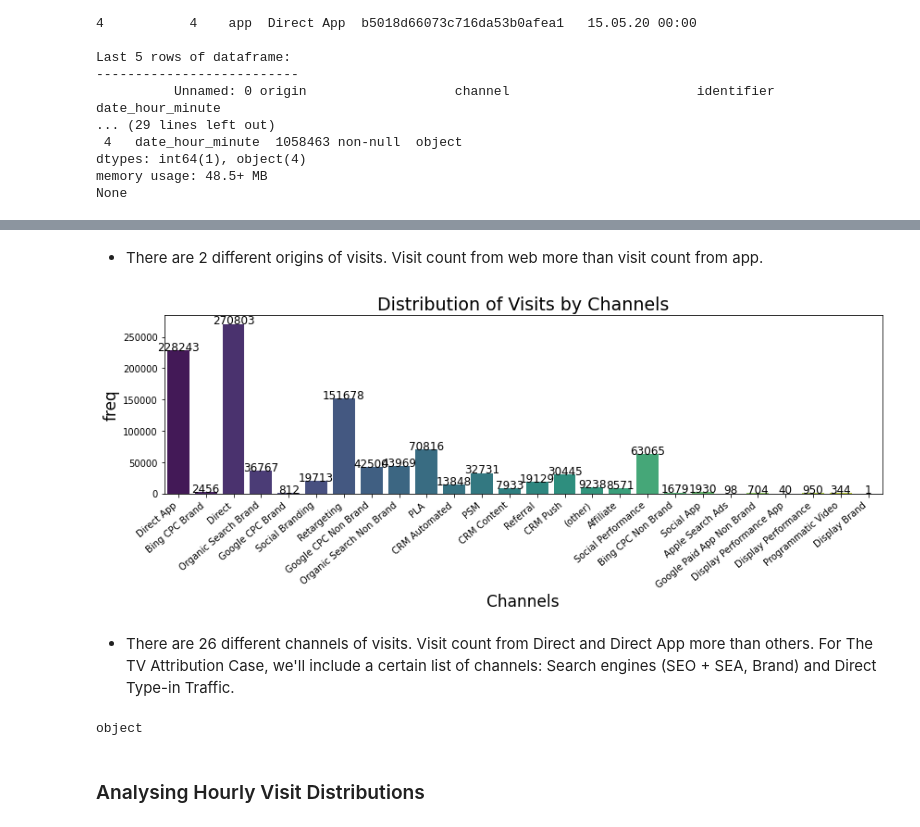
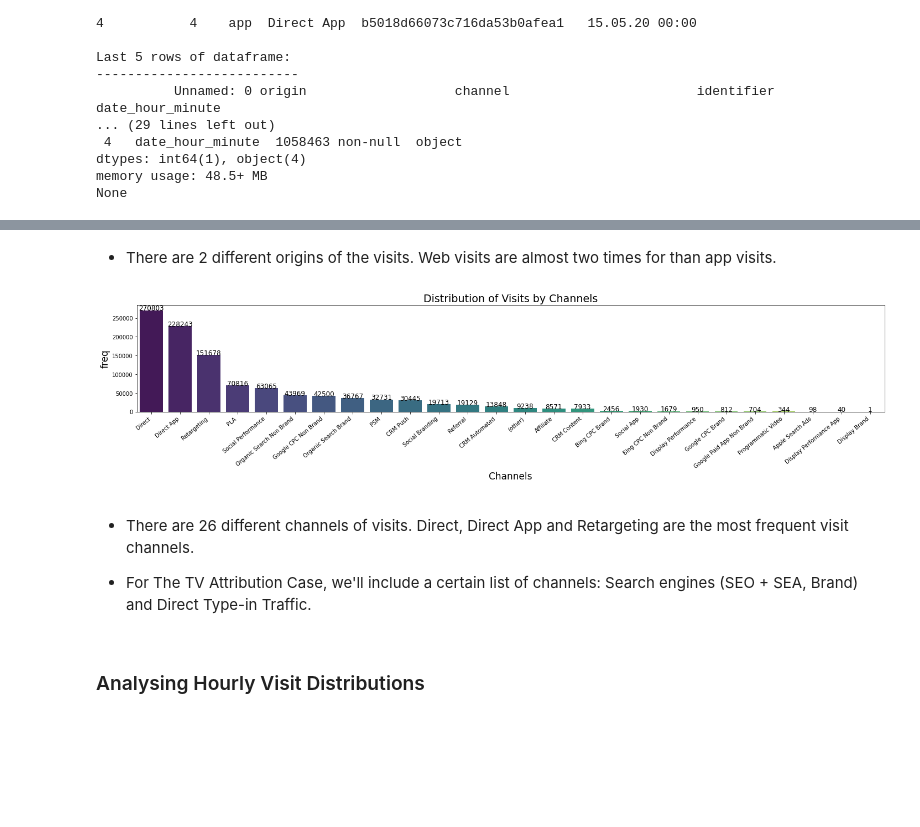
Before and after one commit to ElifKarakutukDinc/e-commerce_tv_spot_attribution_analysis, a Jupyter notebook: EDA_2.ipynb, the cells around one changed output, grey strips where cells are left out. Cells and saved outputs as stored; diff of their text form; code cells hidden in the pictures; blank space fills up the shorter version.

```diff
--- a/EDA_2.ipynb
+++ b/EDA_2.ipynb
@@ -106,24 +119,22 @@ countplot_viz(
 # %% [markdown]
-* There are 2 different origins of visits. Visit count from web more than visit count from app.
+* There are 2 different origins of the visits. Web visits are almost two times for than app visits.
 # %%
 # Visit count by channels:
 countplot_viz(
     sessions_final_df,
     "channel",
     "Channels",
     "freq",
     "Distribution of Visits by Channels",
     palette="viridis",
+    figsize_x=20,
 )
 # %% [output]
-[figure, old version]
+[figure, new version]
 # %% [markdown]
-* There are 26 different channels of visits. Visit count from Direct and Direct App more than others. For The TV Attribution Case, we'll include a certain list of channels: Search engines (SEO + SEA, Brand) and Direct Type-in Traffic.
+* There are 26 different channels of visits. Direct, Direct App and Retargeting are the most frequent visit channels.
+
+* For The TV Attribution Case, we'll include a certain list of channels: Search engines (SEO + SEA, Brand) and Direct Type-in Traffic.
-# %%
-# To check datatypes of date_hour_minute:
-print(sessions_final_df["date_hour_minute"].dtypes)
-# %% [output]
-object
 # %%
 # counting identifiers by date column
 visit_count_minute_df = (
```
Also changed, not shown: parts of 21 cells of this notebook, 1 other file.
